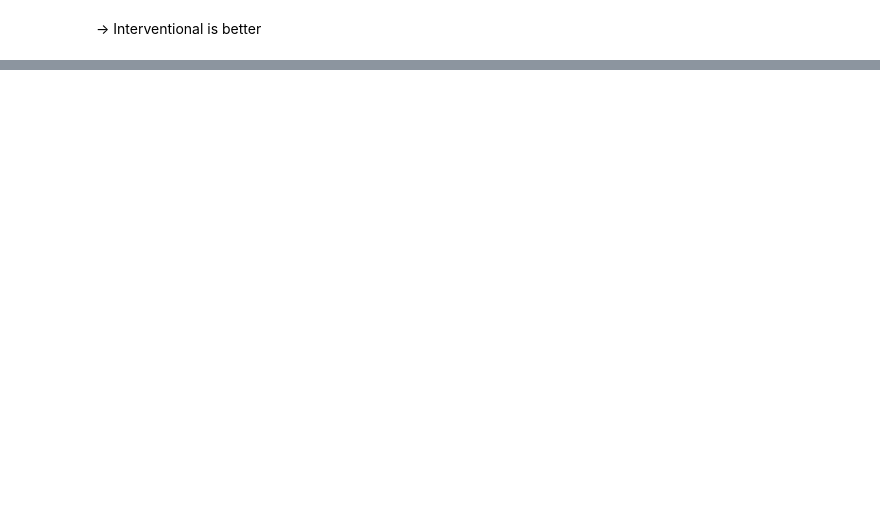
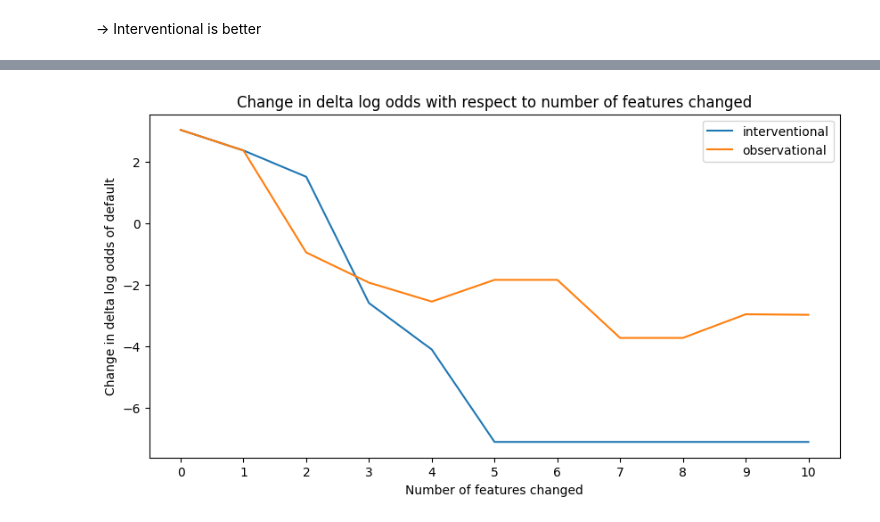
Before and after one commit to nthng-quan/t2mt2d-intro-to-ml, a Jupyter notebook: shap.ipynb, the cells around one changed output, grey strips where cells are left out. Drawn from its saved outputs; the diff is of its cells as text; code cells hidden in the pictures; blank space fills up the shorter version.

```diff
--- a/shap.ipynb
+++ b/shap.ipynb
@@ -409,0 +630,12 @@ Text(0.5, 1.0, 'Change in delta log odds with respect to number of features chan
+# %%
+plt.figure(figsize=(10, 5))
+plt.plot(np.arange(0, 11), logodds_i, label='interventional')
+plt.plot(np.arange(0, 11), logodds_c, label='observational')
+plt.xlabel('Number of features changed')
+plt.ylabel('Change in delta log odds of default')
+plt.legend()
+plt.xticks(np.arange(0, 11))
+plt.title('Change in delta log odds with respect to number of features changed')
+plt.show()
+# %% [output]
+[figure, added]
```
Also changed, not shown: parts of 39 cells of this notebook, 2 other files.
